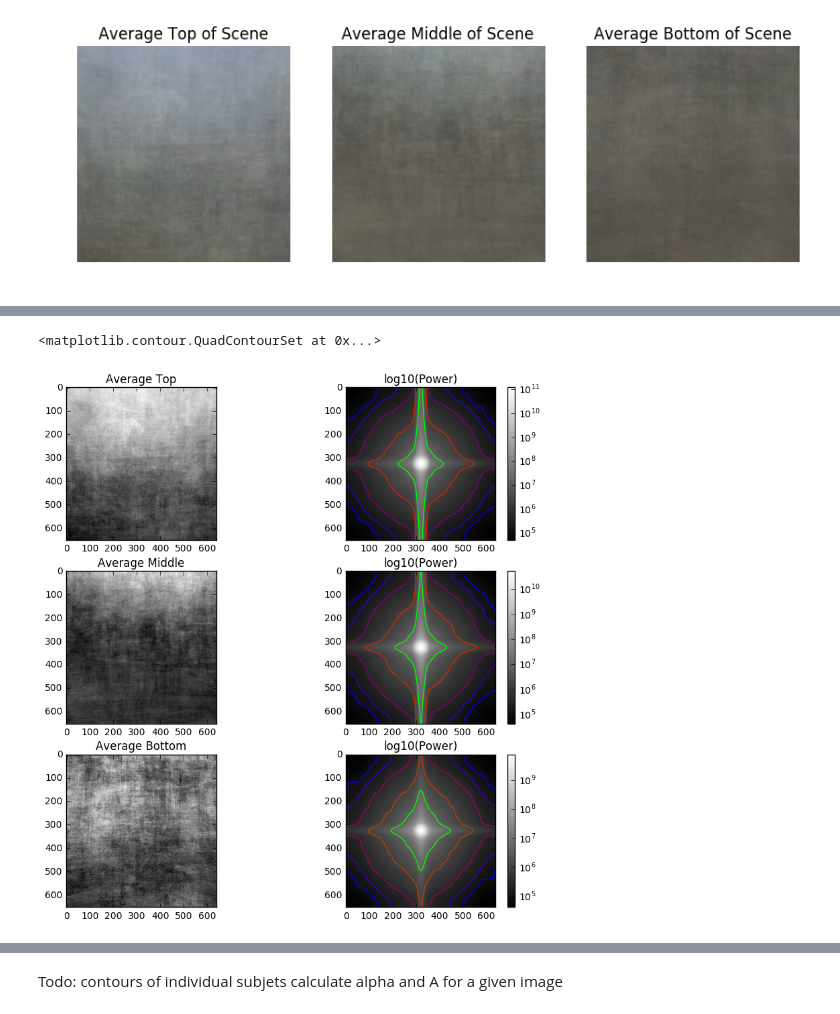
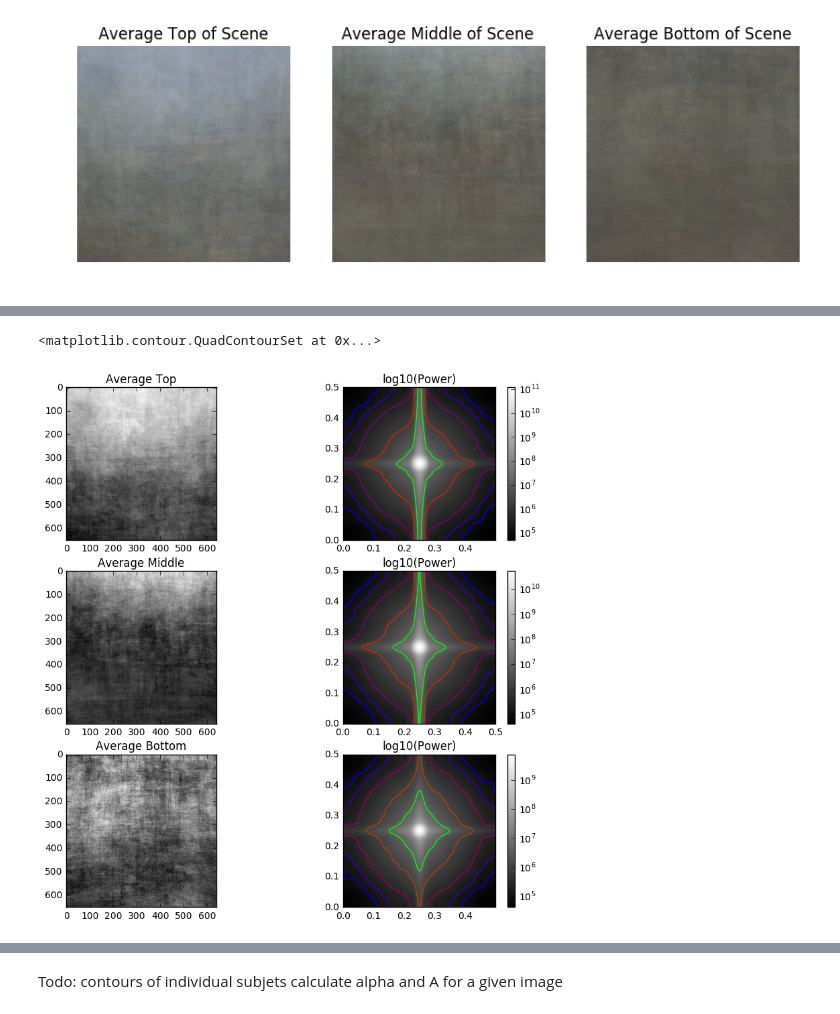
Before and after one commit to Akshugopi/myopiaNaturalScenes, a Jupyter notebook: myopiaNaturalScenes.ipynb, the cells around one changed output, grey strips where cells are left out. Drawn from its saved outputs; the diff is of its cells as text; code cells hidden in the pictures.

```diff
--- a/myopiaNaturalScenes.ipynb
+++ b/myopiaNaturalScenes.ipynb
@@ -133,10 +133,11 @@ def spatialft(image):
     greyavgim = np.mean(np.asarray(image),axis=2) #average over colors
     greyavgim =  greyavgim - np.mean(greyavgim) #remove DC component
     ft = np.abs(np.fft.fftshift(np.fft.fft2(greyavgim)))
+    fqs = np.abs([np.fft.fftshift(np.fft.fftfreq(np.shape(greyavgim)[0])),np.fft.fftshift(np.fft.fftfreq(np.shape(greyavgim)[1]))])
     ps = ft**2
-    return(greyavgim, ft, ps)
+    return(greyavgim, ft, ps, fqs)
 
-simage, ft2d, ps2d = spatialft(sim)
+simage, ft2d, ps2d, sfqs = spatialft(sim)
 
 def get_logspace_contours(raw_field):
     log_field = np.log10(raw_field)
@@ -160,9 +161,11 @@ plt.subplot(1,2,2,title='Log10(Power)')
 interp_ps2d = scipy.ndimage.filters.gaussian_filter(ps2d,interp_val)
 
 sim_contours = get_logspace_contours(interp_ps2d)
-plt.imshow(interp_ps2d, cmap="gray", norm=mpl.colors.LogNorm())
+plt.imshow(interp_ps2d, cmap="gray", norm=mpl.colors.LogNorm(),
+           extent=[sfqs[0].min(),sfqs[0].max(),sfqs[1].min(),sfqs[1].max()])
 plt.colorbar()
-plt.contour(interp_ps2d,levels=sim_contours, cmap=c_cmap, norm = mpl.colors.LogNorm())
+plt.contour(interp_ps2d,levels=sim_contours, cmap=c_cmap, norm = mpl.colors.LogNorm(),
+           extent=[sfqs[0].min(),sfqs[0].max(),sfqs[1].min(),sfqs[1].max()])
 # %% [output]
 <matplotlib.contour.QuadContourSet at 0x...>
 <matplotlib.figure.Figure at 0x...>
@@ -170,47 +173,51 @@ plt.contour(interp_ps2d,levels=sim_contours, cmap=c_cmap, norm = mpl.colors.LogN
 # %%
-image, ft2d, ps2d = spatialft(avgim)
-
 #2d power spectra
 #plt.figure(figsize=(10, 10))
 #fig,axes=
 plt.subplots(nrows=1,ncols=2,figsize =(10,10))
 
 #AVERAGE TOP
-image_top, ft2d_top, ps2d_top = spatialft(avgim_top)
+image_top, ft2d_top, ps2d_top, fqs_top = spatialft(avgim_top)
 plt.subplot(3,2,1,title='Average Top')
 plt.imshow(image_top, interpolation='none',cmap='gray')
 
 plt.subplot(3,2,2,title='log10(Power)')
 interp_ps2d_top = scipy.ndimage.filters.gaussian_filter(ps2d_top,interp_val)
-plt.imshow(interp_ps2d_top, cmap="gray", norm=mpl.colors.LogNorm())
+plt.imshow(interp_ps2d_top, cmap="gray", norm=mpl.colors.LogNorm(),
+            extent=[fqs_top[0].min(),fqs_top[0].max(),fqs_top[1].min(),fqs_top[1].max()])
 plt.colorbar()
 sim_contours_top = get_logspace_contours(interp_ps2d_top)
-plt.contour(interp_ps2d_top,levels=sim_contours_top, cmap=c_cmap ,norm = mpl.colors.LogNorm())
+plt.contour(interp_ps2d_top,levels=sim_contours_top, cmap=c_cmap ,norm = mpl.colors.LogNorm(),
+            extent=[fqs_top[0].min(),fqs_top[0].max(),fqs_top[1].min(),fqs_top[1].max()])
 
 #AVERAGE MIDDLE
-image_middle, ft2d_middle, ps2d_middle = spatialft(avgim_middle)
+image_middle, ft2d_middle, ps2d_middle, fqs_middle = spatialft(avgim_middle)
 plt.subplot(3,2,3,title='Average Middle')
 plt.imshow(image_middle, interpolation='none',cmap='gray')
 
 plt.subplot(3,2,4,title='log10(Power)')
 interp_ps2d_middle = scipy.ndimage.filters.gaussian_filter(ps2d_middle,interp_val)
-plt.imshow(interp_ps2d_middle, cmap="gray", norm=mpl.colors.LogNorm())
+plt.imshow(interp_ps2d_middle, cmap="gray", norm=mpl.colors.LogNorm(),
+            extent=[fqs_middle[0].min(),fqs_middle[0].max(),fqs_middle[1].min(),fqs_middle[1].max()])
 plt.colorbar()
 sim_contours_middle = get_logspace_contours(interp_ps2d_middle)
-plt.contour(interp_ps2d_middle,levels=sim_contours_middle, cmap=c_cmap ,norm = mpl.colors.LogNorm())
+plt.contour(interp_ps2d_middle,levels=sim_contours_middle, cmap=c_cmap ,norm = mpl.colors.LogNorm(),
+             extent=[fqs_middle[0].min(),fqs_middle[0].max(),fqs_middle[1].min(),fqs_middle[1].max()])
 
 
 #AVERAGE BOTTOM
-image_bottom, ft2d_bottom, ps2d_bottom = spatialft(avgim_bottom)
+image_bottom, ft2d_bottom, ps2d_bottom, fqs_bottom = spatialft(avgim_bottom)
 plt.subplot(3,2,5,title='Average Bottom')
 plt.imshow(image_bottom, interpolation='none',cmap='gray')
 
 plt.subplot(3,2,6,title='log10(Power)')
 interp_ps2d_bottom = scipy.ndimage.filters.gaussian_filter(ps2d_bottom,interp_val)
-plt.imshow(interp_ps2d_bottom, cmap="gray", norm=mpl.colors.LogNorm())
+plt.imshow(interp_ps2d_bottom, cmap="gray", norm=mpl.colors.LogNorm(),
+          extent=[fqs_bottom[0].min(),fqs_bottom[0].max(),fqs_bottom[1].min(),fqs_bottom[1].max()])
 plt.colorbar()
 sim_contours_bottom = get_logspace_contours(interp_ps2d_bottom)
-plt.contour(interp_ps2d_bottom,levels=sim_contours_bottom, cmap=c_cmap ,norm = mpl.colors.LogNorm())
+plt.contour(interp_ps2d_bottom,levels=sim_contours_bottom, cmap=c_cmap ,norm = mpl.colors.LogNorm(),
+           extent=[fqs_bottom[0].min(),fqs_bottom[0].max(),fqs_bottom[1].min(),fqs_bottom[1].max()])
 # %% [output]
 <matplotlib.contour.QuadContourSet at 0x...>
-[figure, old version]
+[figure, new version]
```
Also changed, not shown: parts of 4 cells of this notebook.
